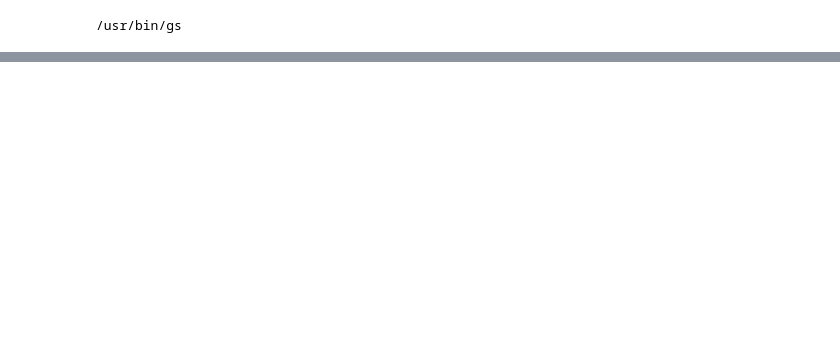
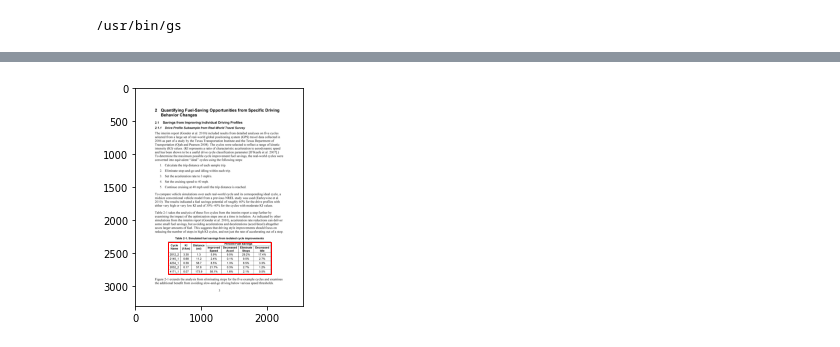
Before and after one commit to Amit-Padye/Care-Ratings, a Jupyter notebook: Scrap_table_from_pdf_camelot.ipynb, the cells around one changed output, grey strips where cells are left out. Cells and saved outputs as stored; diff of their text form; code cells hidden in the pictures; blank space fills up the shorter version.

```diff
--- a/Scrap_table_from_pdf_camelot.ipynb
+++ b/Scrap_table_from_pdf_camelot.ipynb
@@ -42,0 +91,4 @@ tables[0].df
+# %%
+camelot.plot(tables[0], kind='contour').show()
+# %% [output]
+[figure, added]
```
Also changed, not shown: parts of 57 cells of this notebook.
